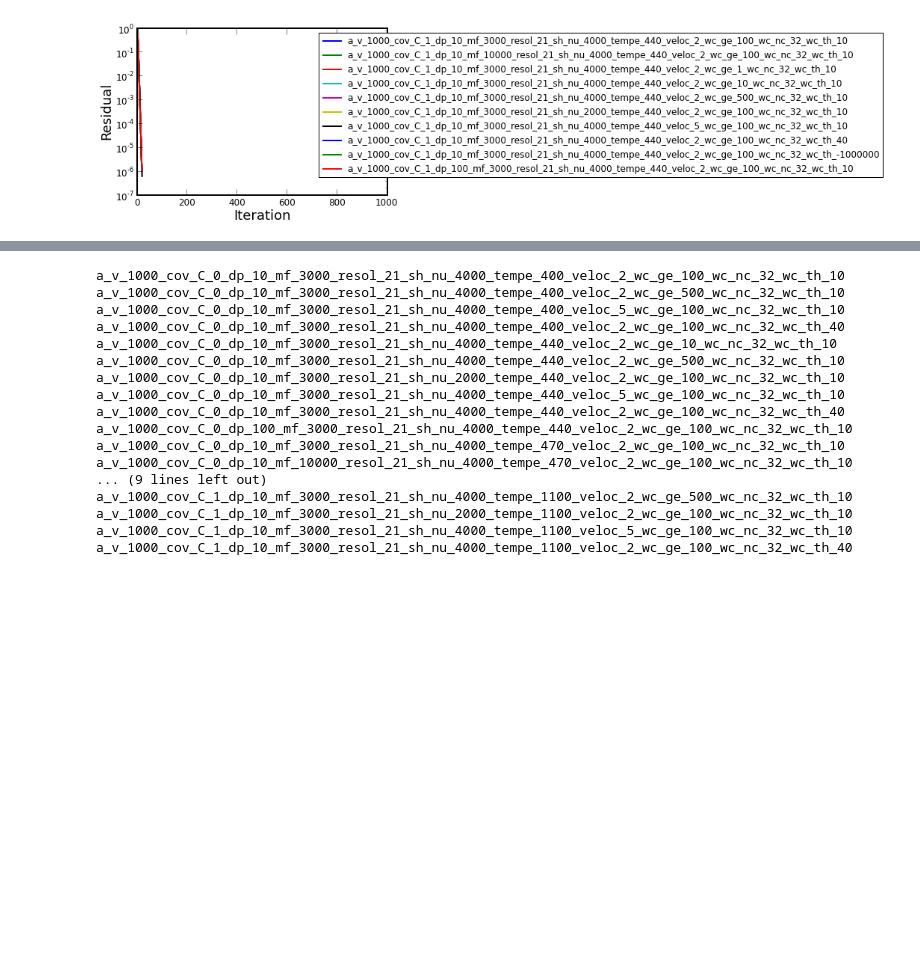
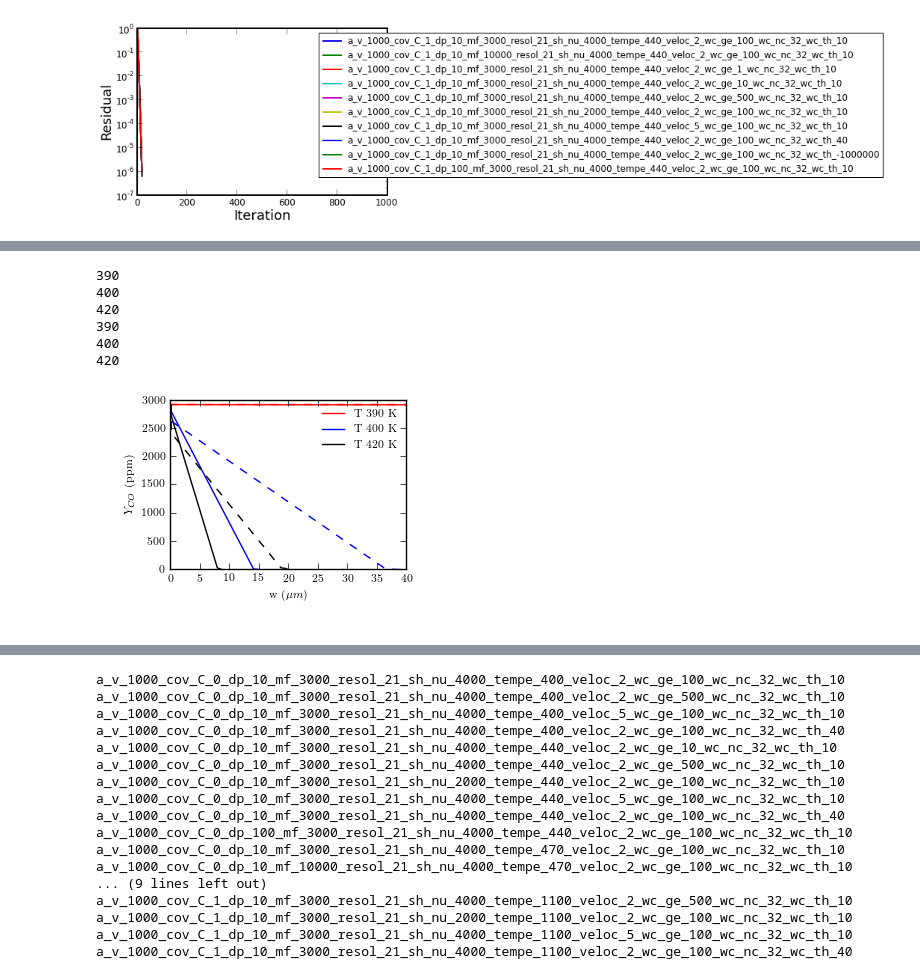
Before and after one commit to janvonrickenbach/sim-note-books, a Jupyter notebook: 1D-washcoat_tests.ipynb, the cells around one changed output, grey strips where cells are left out. Saved outputs shown, nothing was run; the diff lists cells and outputs as text; code cells hidden in the pictures; blank space fills up the shorter version.

```diff
--- a/1D-washcoat_tests.ipynb
+++ b/1D-washcoat_tests.ipynb
@@ -721,0 +846,46 @@ job not found
+# %%
+temp_wc = [390,400,420]
+colors = ["r","b","k","g","y","m",'r']
+covs = [10,100]
+
+markers = ["-","--"]
+
+fig = pl.figure(figsize=figsize)
+ax = fig.add_subplot(1,1,1)
+
+for cov,mark in zip(covs,markers):
+
+    for temp,col in zip(temp_wc,colors):
+      print(temp)
+      for sim in  filter_simulations(sim_list_py,cov_CO=0,dp=cov,wc_geo_area=100,sh_number=4000,mf=3000,temperature=temp,wc_thickness=40,velocity=5,a_v=1000,nx=64,t_fac=1,x_cells=20):
+        grid = []
+        for val in range(1,sim.sim_info["nx"]+1):
+            grid.append((1-1.1**val)/(1-1.1))
+        grid = np.array(grid) / grid[-1] * sim.sim_info["wc_thickness"]
+        grid = np.insert(grid,0,0)
+        if sim.sim_info["cov_CO"]== 0:
+          marker = "o"
+          lab = "heating"
+        else:
+            marker = "x"
+            lab  = "cooling"
+            lab  = ""
+        label = str(sim.sim_info["temperature"])+"_"+str(sim.sim_info["res"])
+        ax.plot(grid,sim.all_data[0][1][4][:]*1E6,label="T "+str(temp)+" K",linestyle=mark,color=col)
+#        ax.plot([item[1][4][0] for item in sim.all_data],label="T= "+str(temp)+" K , $d_{wc}$ ="+str(sim.sim_info["dp"]) + " nm",linestyle=mark,color=col)
+
+        ax.set_xlabel("w ($\mu m)$")
+        ax.set_ylabel("$Y_{CO}$ (ppm)")
+
+handles, labels = ax.get_legend_handles_labels()
+ax.legend(handles[:3],labels[:3],loc=0,frameon=False)
+pl.gcf().tight_layout()
+pl.gcf().savefig("wc_plots/wc_detail.eps")
+# %% [output]
+390
+400
+420
+390
+400
+420
+[figure, added]
```
Also changed, not shown: parts of 64 cells of this notebook.
